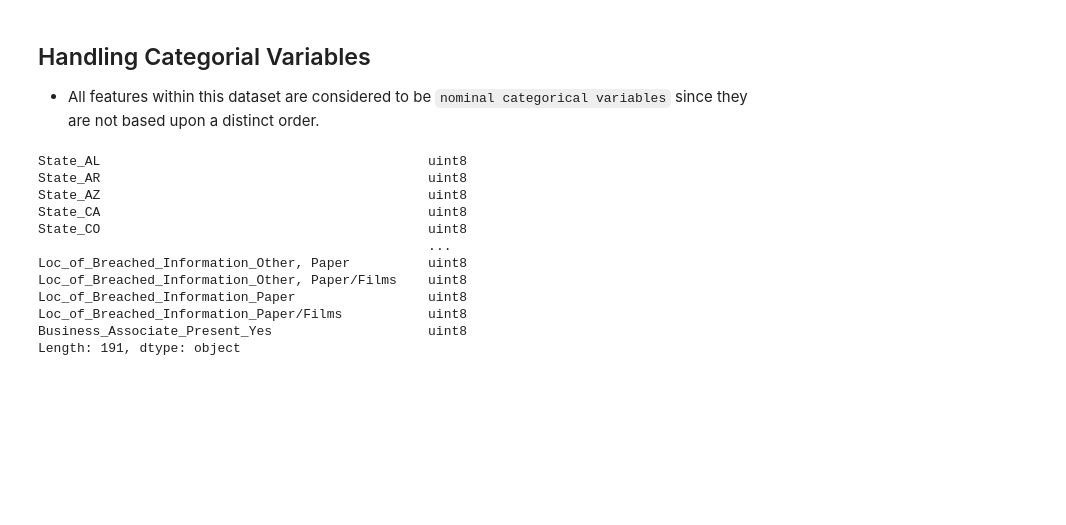
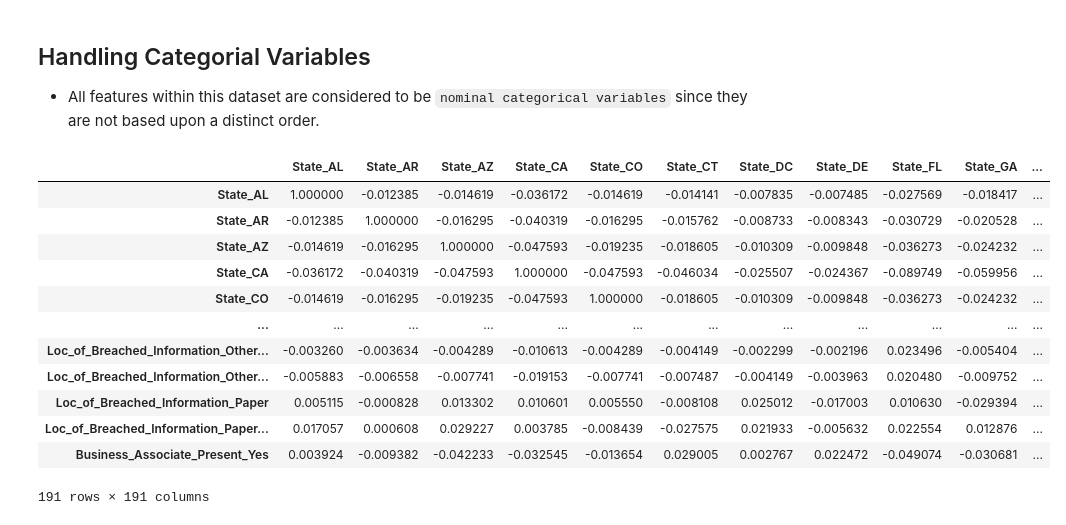
Before and after one commit to kessmith/Breach-Research, a Jupyter notebook: Data Analysis and Prep/Preprocessing.ipynb, the cells around one changed output. Cells and saved outputs as stored; diff of their text form; code cells hidden in the pictures; blank space fills up the shorter version.

Commit message:
Created cell to examine dataframe correlation

```diff
--- a/Data Analysis and Prep/Preprocessing.ipynb
+++ b/Data Analysis and Prep/Preprocessing.ipynb
@@ -102,17 +102,18 @@ X = std.fit_transform(original_df[['Individuals_Affected']])
 # %%
 original_df = pd.get_dummies(original_df[['State', 'Cov_Ent_Type', 'Type_of_Breach', 'Loc_of_Breached_Information', 'Business_Associate_Present']], drop_first=True)
 # %%
-original_df.dtypes
+original_df.corr()
 # %% [output]
+|  | State_AL | State_AR | State_AZ | State_CA | State_CO | State_CT | State_DC | State_DE | State_FL | State_GA | ... |
+| State_AL | 1.000000 | -0.012385 | -0.014619 | -0.036172 | -0.014619 | -0.014141 | -0.007835 | -0.007485 | -0.027569 | -0.018417 | ... |
+| State_AR | -0.012385 | 1.000000 | -0.016295 | -0.040319 | -0.016295 | -0.015762 | -0.008733 | -0.008343 | -0.030729 | -0.020528 | ... |
+| State_AZ | -0.014619 | -0.016295 | 1.000000 | -0.047593 | -0.019235 | -0.018605 | -0.010309 | -0.009848 | -0.036273 | -0.024232 | ... |
+| State_CA | -0.036172 | -0.040319 | -0.047593 | 1.000000 | -0.047593 | -0.046034 | -0.025507 | -0.024367 | -0.089749 | -0.059956 | ... |
+| State_CO | -0.014619 | -0.016295 | -0.019235 | -0.047593 | 1.000000 | -0.018605 | -0.010309 | -0.009848 | -0.036273 | -0.024232 | ... |
+| ... | ... | ... | ... | ... | ... | ... | ... | ... | ... | ... | ... |
+| Loc_of_Breached_Information_Other... | -0.003260 | -0.003634 | -0.004289 | -0.010613 | -0.004289 | -0.004149 | -0.002299 | -0.002196 | 0.023496 | -0.005404 | ... |
+| Loc_of_Breached_Information_Other... | -0.005883 | -0.006558 | -0.007741 | -0.019153 | -0.007741 | -0.007487 | -0.004149 | -0.003963 | 0.020480 | -0.009752 | ... |
+| Loc_of_Breached_Information_Paper | 0.005115 | -0.000828 | 0.013302 | 0.010601 | 0.005550 | -0.008108 | 0.025012 | -0.017003 | 0.010630 | -0.029394 | ... |
+| Loc_of_Breached_Information_Paper... | 0.017057 | 0.000608 | 0.029227 | 0.003785 | -0.008439 | -0.027575 | 0.021933 | -0.005632 | 0.022554 | 0.012876 | ... |
+| Business_Associate_Present_Yes | 0.003924 | -0.009382 | -0.042233 | -0.032545 | -0.013654 | 0.029005 | 0.002767 | 0.022472 | -0.049074 | -0.030681 | ... |
-State_AL                                          uint8
-State_AR                                          uint8
-State_AZ                                          uint8
-State_CA                                          uint8
-State_CO                                          uint8
-                                                  ...
-Loc_of_Breached_Information_Other, Paper          uint8
-Loc_of_Breached_Information_Other, Paper/Films    uint8
-Loc_of_Breached_Information_Paper                 uint8
-Loc_of_Breached_Information_Paper/Films           uint8
-Business_Associate_Present_Yes                    uint8
-Length: 191, dtype: object
+191 rows × 191 columns
```
